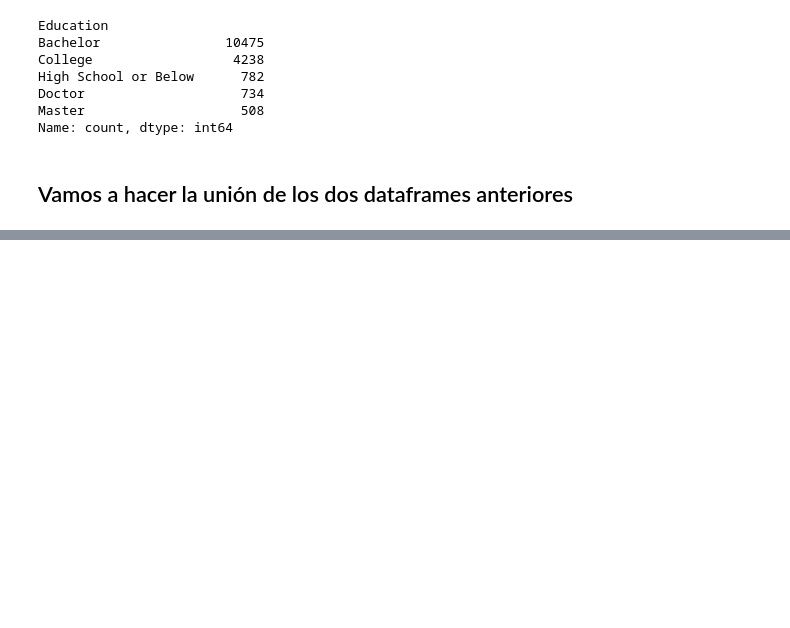
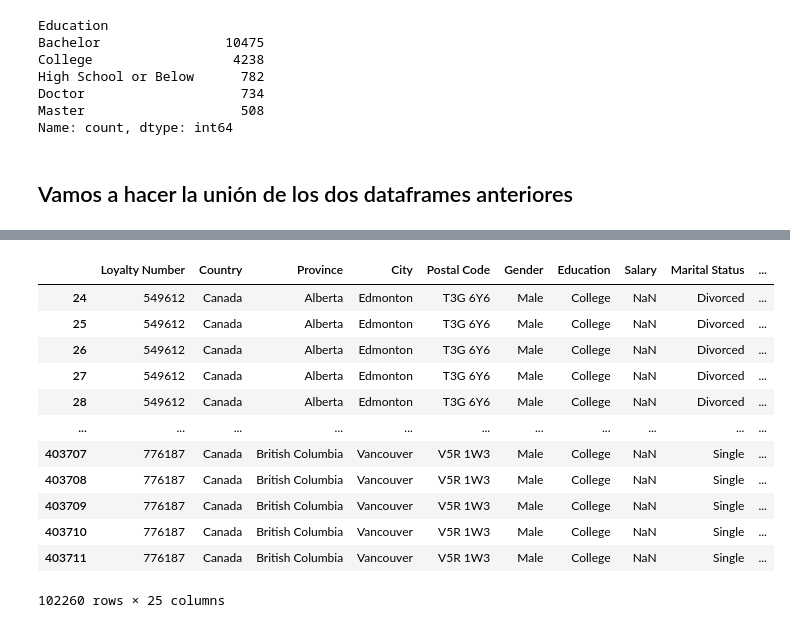
Before and after one commit to Adalab/bda-modulo-3-evaluacion-final-jesgonza2026, a Jupyter notebook: fase_1_evaluacion_final_jesica.ipynb, the cells around one changed output, grey strips where cells are left out. Cells and saved outputs as stored; diff of their text form; code cells hidden in the pictures; blank space fills up the shorter version.

```diff
--- a/fase_1_evaluacion_final_jesica.ipynb
+++ b/fase_1_evaluacion_final_jesica.ipynb
@@ -292,0 +373,17 @@ df_final = pd.merge(df_hclientes, df_vuelos, on="Loyalty Number", how="left")
+# %%
+#Vamos a explorar los nulos de la columna salario y buscar patrones (si tienen que ver con otras variables)
+df_final[df_final['Salary'].isna()]
+# %% [output]
+|  | Loyalty Number | Country | Province | City | Postal Code | Gender | Education | Salary | Marital Status | ... |
+| 24 | 549612 | Canada | Alberta | Edmonton | T3G 6Y6 | Male | College | NaN | Divorced | ... |
+| 25 | 549612 | Canada | Alberta | Edmonton | T3G 6Y6 | Male | College | NaN | Divorced | ... |
+| 26 | 549612 | Canada | Alberta | Edmonton | T3G 6Y6 | Male | College | NaN | Divorced | ... |
+| 27 | 549612 | Canada | Alberta | Edmonton | T3G 6Y6 | Male | College | NaN | Divorced | ... |
+| 28 | 549612 | Canada | Alberta | Edmonton | T3G 6Y6 | Male | College | NaN | Divorced | ... |
+| ... | ... | ... | ... | ... | ... | ... | ... | ... | ... | ... |
+| 403707 | 776187 | Canada | British Columbia | Vancouver | V5R 1W3 | Male | College | NaN | Single | ... |
+| 403708 | 776187 | Canada | British Columbia | Vancouver | V5R 1W3 | Male | College | NaN | Single | ... |
+| 403709 | 776187 | Canada | British Columbia | Vancouver | V5R 1W3 | Male | College | NaN | Single | ... |
+| 403710 | 776187 | Canada | British Columbia | Vancouver | V5R 1W3 | Male | College | NaN | Single | ... |
+| 403711 | 776187 | Canada | British Columbia | Vancouver | V5R 1W3 | Male | College | NaN | Single | ... |
+102260 rows × 25 columns
```
Also changed, not shown: parts of 12 cells of this notebook.
